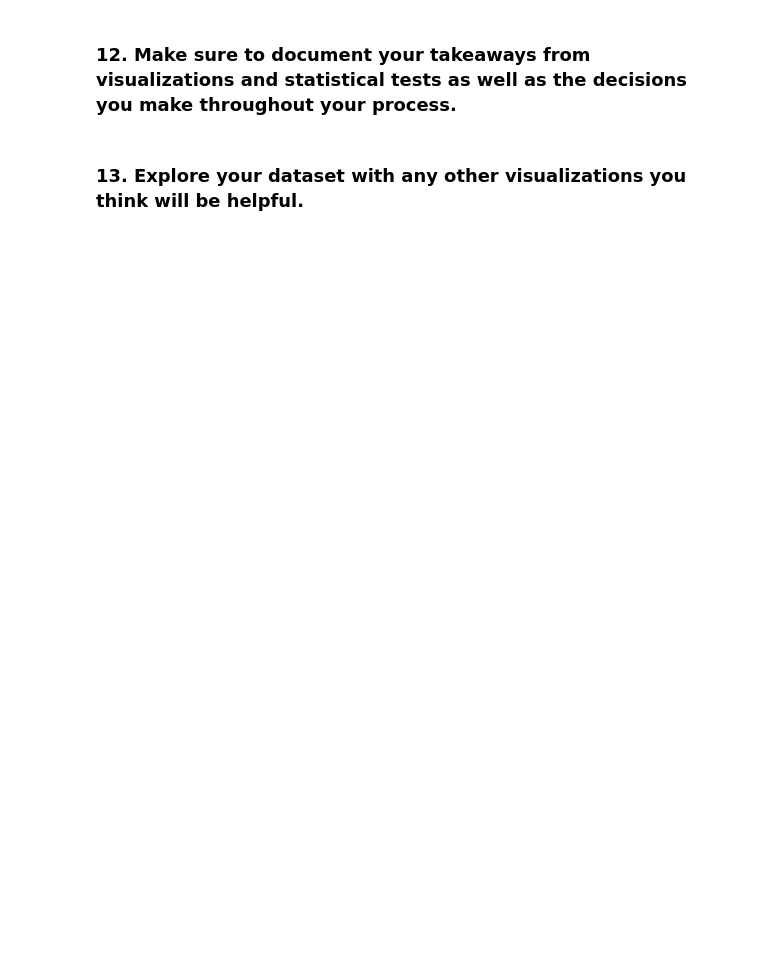
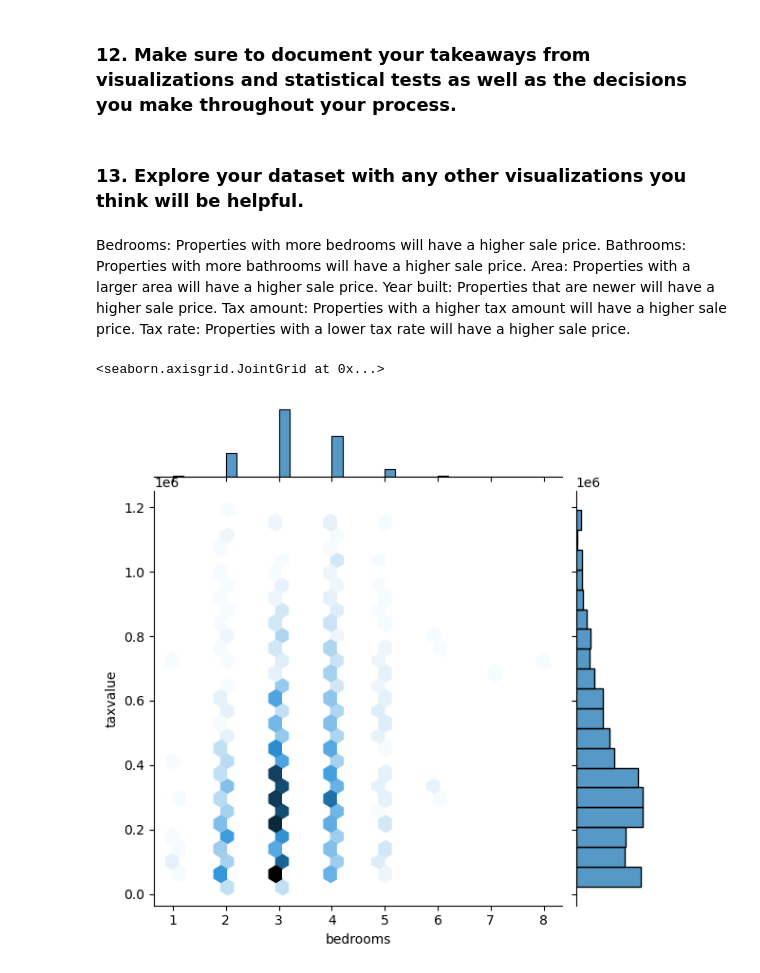
Before and after one commit to rosendo-lugo/regression-exercises, a Jupyter notebook: explore.ipynb, the cells around one changed output. Saved outputs shown, nothing was run; the diff lists cells and outputs as text; code cells hidden in the pictures; blank space fills up the shorter version.

```diff
--- a/explore.ipynb
+++ b/explore.ipynb
@@ -264,3 +366,16 @@ Properties located near schools, shopping centers, or other amenities may have h
 ### 12. Make sure to document your takeaways from visualizations and statistical tests as well as the decisions you make throughout your process.
 # %% [markdown]
 ### 13. Explore your dataset with any other visualizations you think will be helpful.
+# %% [markdown]
+Bedrooms: Properties with more bedrooms will have a higher sale price.
+Bathrooms: Properties with more bathrooms will have a higher sale price.
+Area: Properties with a larger area will have a higher sale price.
+Year built: Properties that are newer will have a higher sale price.
+Tax amount: Properties with a higher tax amount will have a higher sale price.
+Tax rate: Properties with a lower tax rate will have a higher sale price.
+# %%
+# Create a hexbin plot
+sns.jointplot(data=tr_sub, x='bedrooms', y='taxvalue', kind='hex')
+# %% [output]
+<seaborn.axisgrid.JointGrid at 0x...>
+[figure, added]
```
Also changed, not shown: parts of 32 cells of this notebook, 5 other files.
